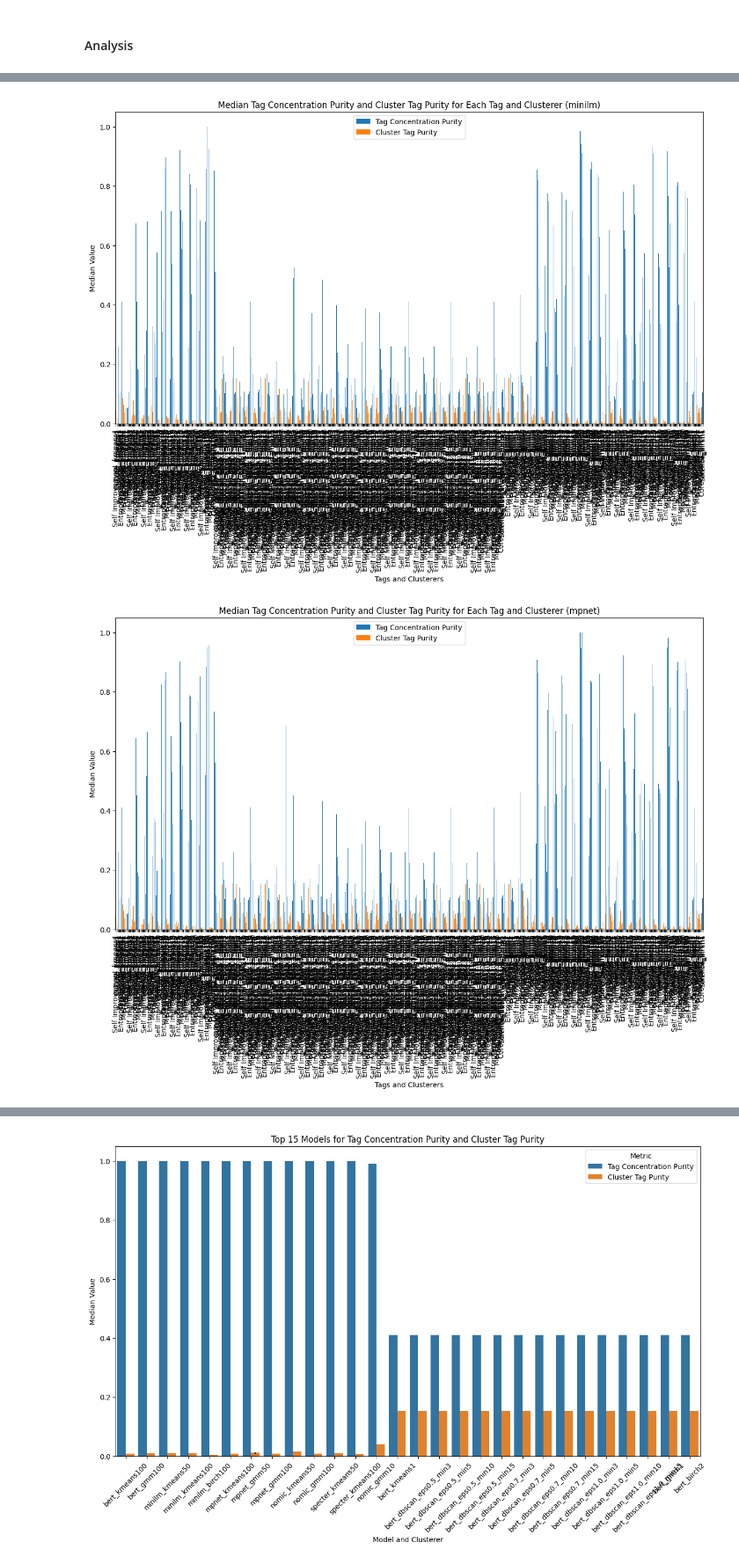
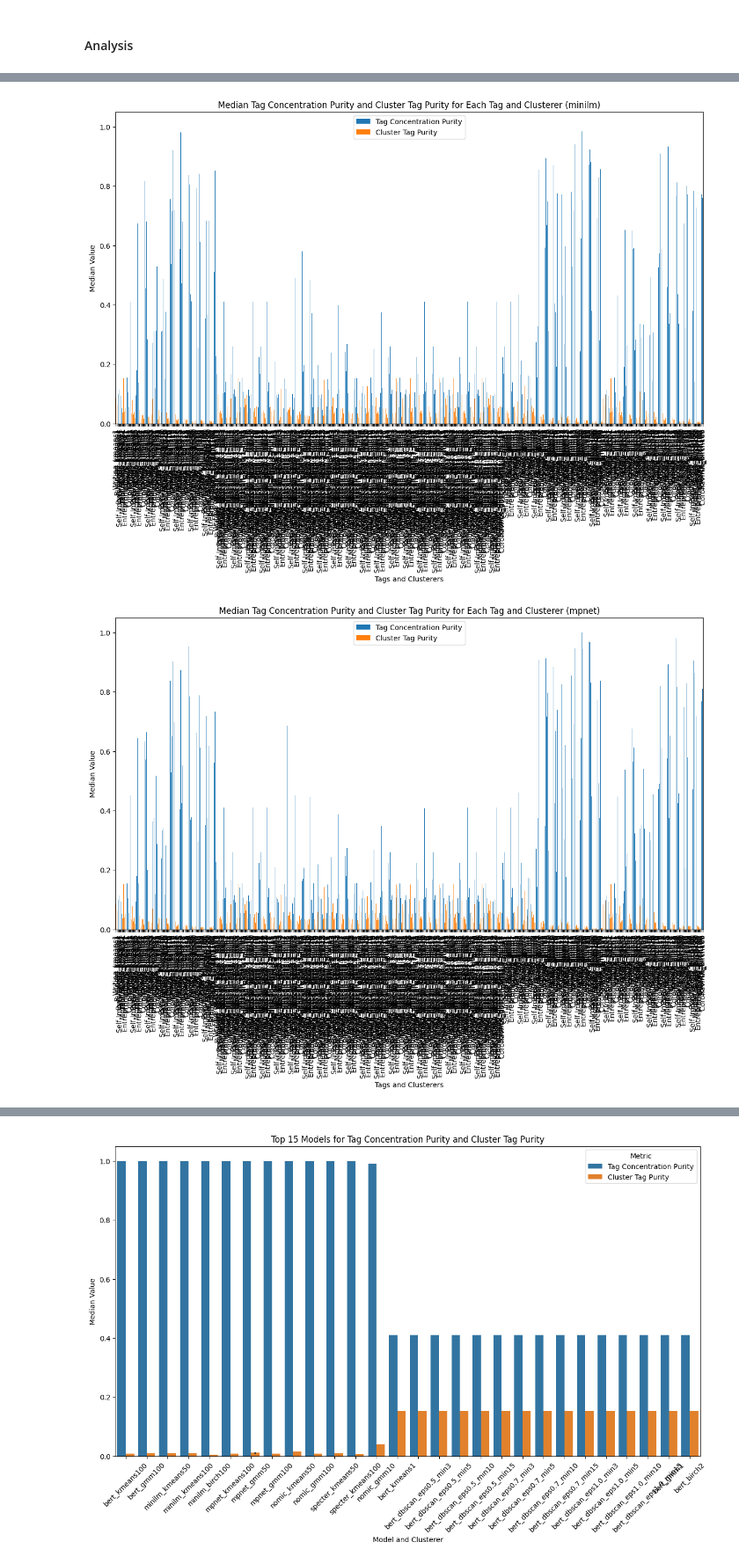
Before and after one commit to erikluu/LociNetBackup, a Jupyter notebook: run_evaluation.ipynb, the cells around one changed output, grey strips where cells are left out. Shown at 88% size. Cells and saved outputs as stored; diff of their text form; code cells hidden in the pictures.

```diff
--- a/run_evaluation.ipynb
+++ b/run_evaluation.ipynb
@@ -432,11 +429,11 @@ df_all2 = df_all2[df_all2["embedding_model"] != "bert"]
 # %%
-df = df_all.dropna()
+df = df_all2.dropna()
 
-tag_concentration_purity = list(df['tag_concentration_purity'])
-cluster_tag_purity = list(df['cluster_tag_purity'])
+df['tag_concentration_purity'] = df['tag_concentration_purity'].apply(ast.literal_eval)
+df['cluster_tag_purity'] = df['cluster_tag_purity'].apply(ast.literal_eval)
 
 # Extract unique tags from dictionaries
-tags = set(tag for d in tag_concentration_purity for tag in d.keys())
+tags = set(tag for d in df['tag_concentration_purity']  for tag in d.keys())
 
 # Function to calculate median values for each model and clusterer
 def calculate_median_values(df, model_name):
@@ -474,2 +481,2 @@ plot_median_values(nomic_median_values, 'nomic')
-[figure, old version]
+[figure, new version]
-[figure, old version]
+[figure, new version]
```
Also changed, not shown: parts of 11 cells of this notebook, 4 other files.
